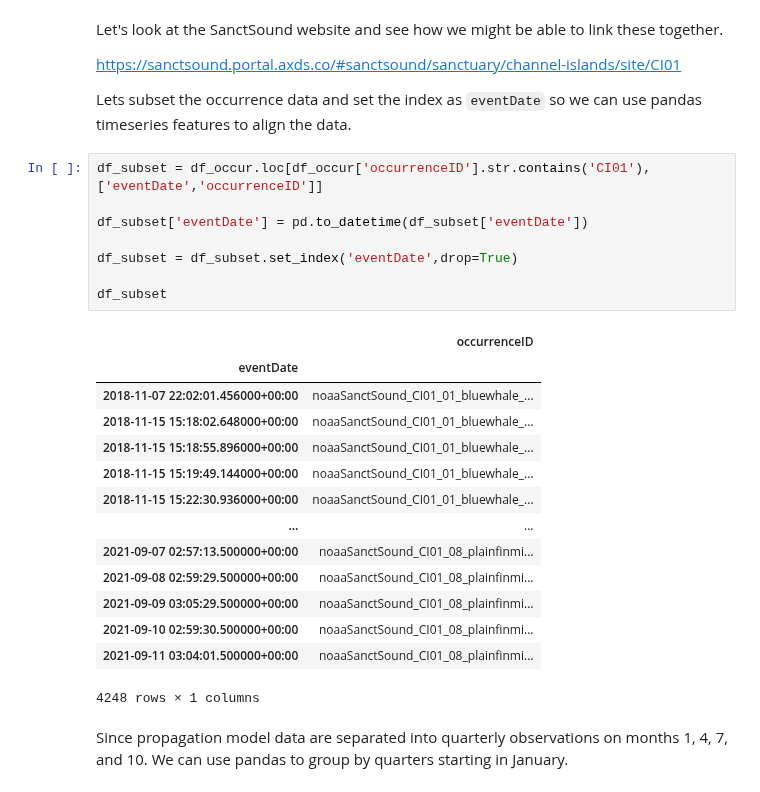
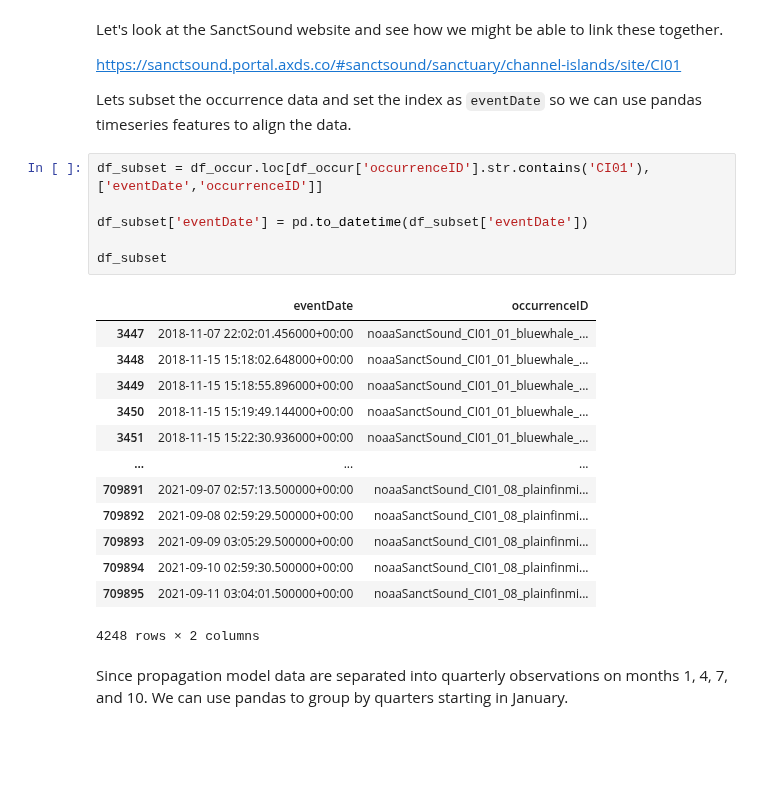
Before and after one commit to ioos/bio_data_guide, a Jupyter notebook: datasets/SanctSound/sound_propagation_processing.ipynb, the cells around one changed output. Drawn from its saved outputs; the diff is of its cells as text; blank space fills up the shorter version.

```diff
--- a/datasets/SanctSound/sound_propagation_processing.ipynb
+++ b/datasets/SanctSound/sound_propagation_processing.ipynb
@@ -295,25 +286,22 @@ Lets subset the occurrence data and set the index as `eventDate` so we can use p
 # %%
 df_subset = df_occur.loc[df_occur['occurrenceID'].str.contains('CI01'),['eventDate','occurrenceID']]
 
 df_subset['eventDate'] = pd.to_datetime(df_subset['eventDate'])
 
-df_subset = df_subset.set_index('eventDate',drop=True)
-
 df_subset
 # %% [output]
-|  | occurrenceID |
-| eventDate |  |
-| 2018-11-07 22:02:01.456000+00:00 | noaaSanctSound_CI01_01_bluewhale_... |
-| 2018-11-15 15:18:02.648000+00:00 | noaaSanctSound_CI01_01_bluewhale_... |
-| 2018-11-15 15:18:55.896000+00:00 | noaaSanctSound_CI01_01_bluewhale_... |
-| 2018-11-15 15:19:49.144000+00:00 | noaaSanctSound_CI01_01_bluewhale_... |
-| 2018-11-15 15:22:30.936000+00:00 | noaaSanctSound_CI01_01_bluewhale_... |
-| ... | ... |
-| 2021-09-07 02:57:13.500000+00:00 | noaaSanctSound_CI01_08_plainfinmi... |
-| 2021-09-08 02:59:29.500000+00:00 | noaaSanctSound_CI01_08_plainfinmi... |
-| 2021-09-09 03:05:29.500000+00:00 | noaaSanctSound_CI01_08_plainfinmi... |
-| 2021-09-10 02:59:30.500000+00:00 | noaaSanctSound_CI01_08_plainfinmi... |
-| 2021-09-11 03:04:01.500000+00:00 | noaaSanctSound_CI01_08_plainfinmi... |
+|  | eventDate | occurrenceID |
+| 3447 | 2018-11-07 22:02:01.456000+00:00 | noaaSanctSound_CI01_01_bluewhale_... |
+| 3448 | 2018-11-15 15:18:02.648000+00:00 | noaaSanctSound_CI01_01_bluewhale_... |
+| 3449 | 2018-11-15 15:18:55.896000+00:00 | noaaSanctSound_CI01_01_bluewhale_... |
+| 3450 | 2018-11-15 15:19:49.144000+00:00 | noaaSanctSound_CI01_01_bluewhale_... |
+| 3451 | 2018-11-15 15:22:30.936000+00:00 | noaaSanctSound_CI01_01_bluewhale_... |
+| ... | ... | ... |
+| 709891 | 2021-09-07 02:57:13.500000+00:00 | noaaSanctSound_CI01_08_plainfinmi... |
+| 709892 | 2021-09-08 02:59:29.500000+00:00 | noaaSanctSound_CI01_08_plainfinmi... |
+| 709893 | 2021-09-09 03:05:29.500000+00:00 | noaaSanctSound_CI01_08_plainfinmi... |
+| 709894 | 2021-09-10 02:59:30.500000+00:00 | noaaSanctSound_CI01_08_plainfinmi... |
+| 709895 | 2021-09-11 03:04:01.500000+00:00 | noaaSanctSound_CI01_08_plainfinmi... |
-4248 rows × 1 columns
+4248 rows × 2 columns
 # %% [markdown]
 Since propagation model data are separated into quarterly observations on months 1, 4, 7, and 10. We can use pandas to group by quarters starting in January.
```
Also changed, not shown: parts of 15 cells of this notebook, 1 other file.
